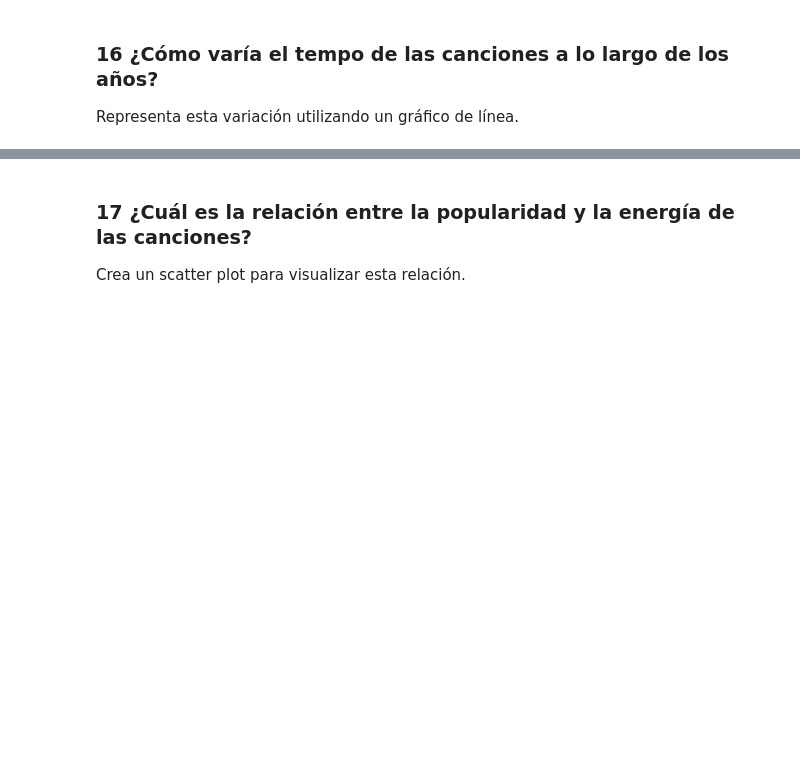
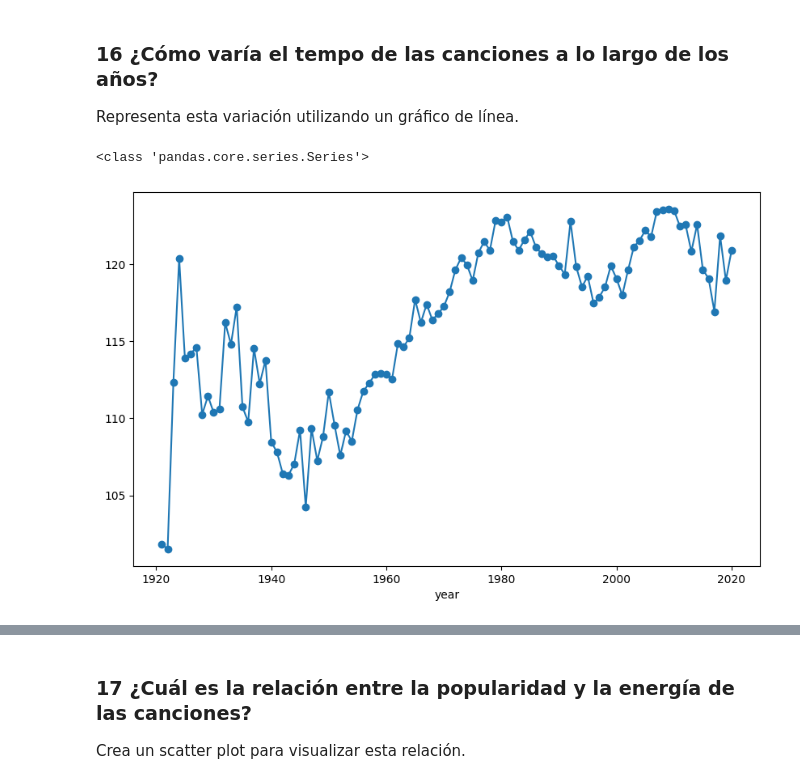
Before and after one commit to Horaciomb/UPB_Herramientas_Basicas_Visualizacion_Datoss_, a Jupyter notebook: Trabajo_Final/Trabajo_final.ipynb, the cells around one changed output, grey strips where cells are left out. Cells and saved outputs as stored; diff of their text form; code cells hidden in the pictures; blank space fills up the shorter version.

```diff
--- a/Trabajo_Final/Trabajo_final.ipynb
+++ b/Trabajo_Final/Trabajo_final.ipynb
@@ -336,0 +381,7 @@ Representa esta variación utilizando un gráfico de línea.
+# %%
+tempo_promedio_por_ano = df.groupby('year')['tempo'].mean()
+tempo_promedio_por_ano.plot(kind='line', figsize=(10, 6), marker='o')
+print(type(tempo_promedio_por_ano))
+# %% [output]
+<class 'pandas.core.series.Series'>
+[figure, added]
```
Also changed, not shown: parts of 19 cells of this notebook.
